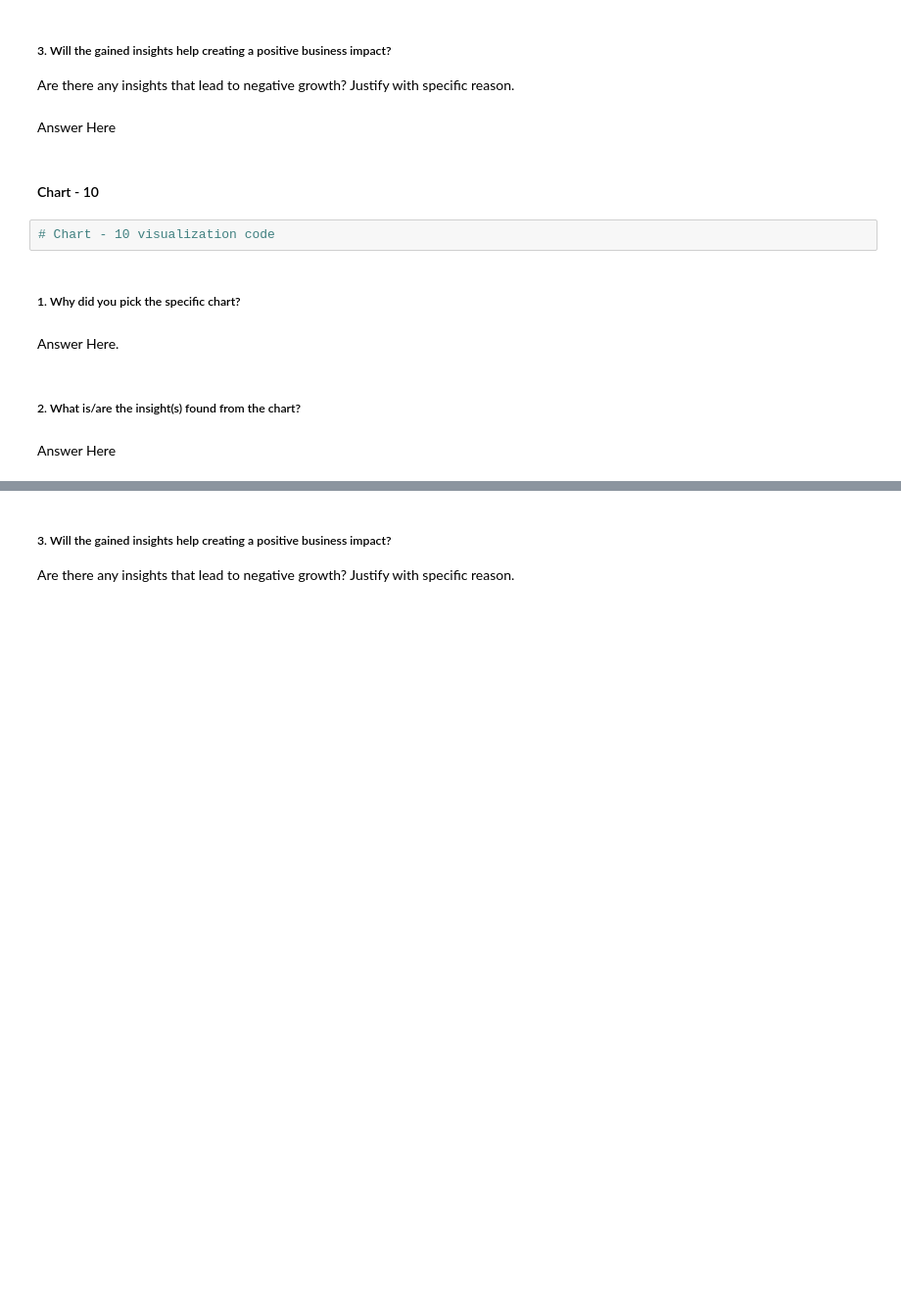
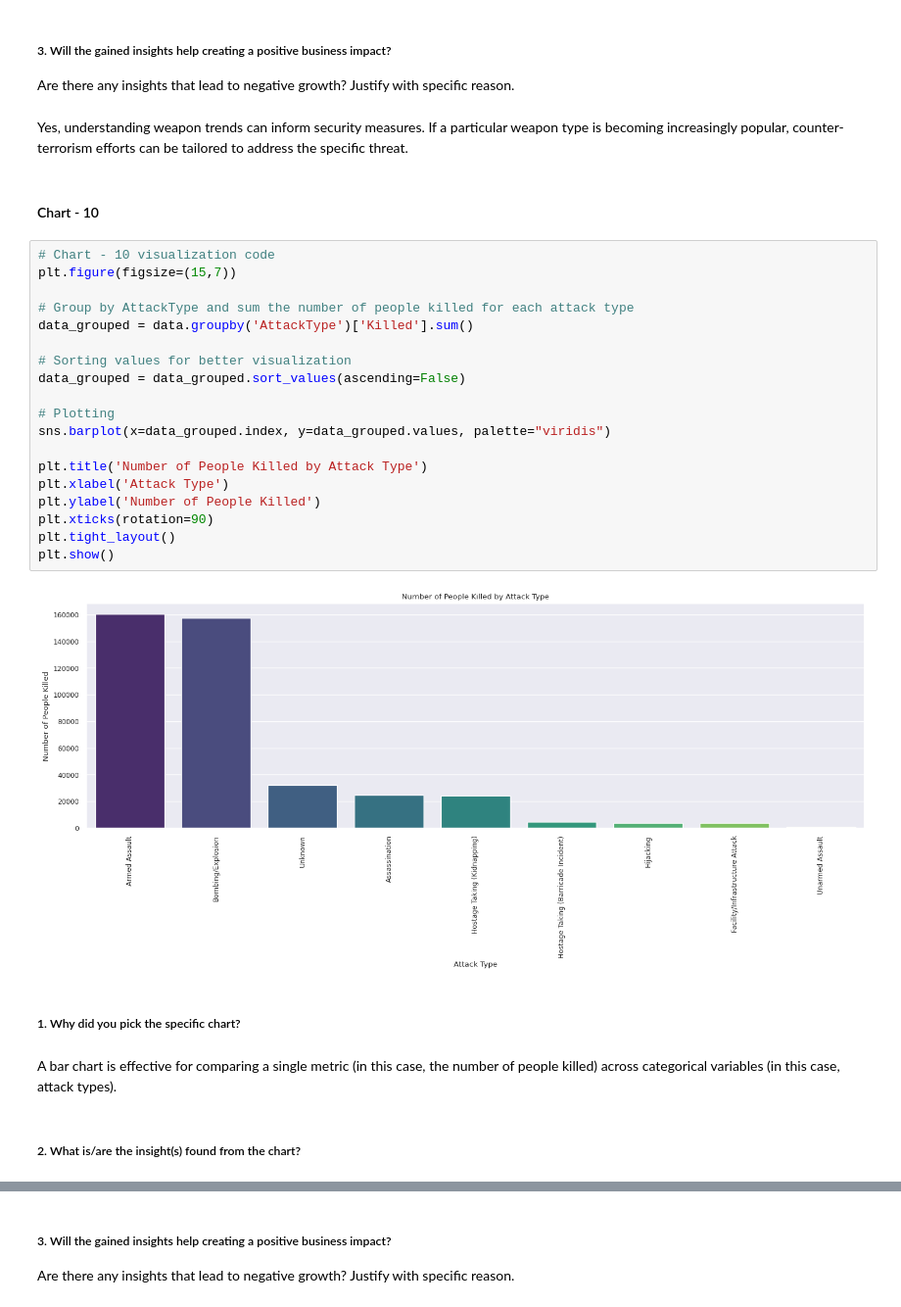
Before and after one commit to Shubham231-code/EDA-Global-Terrorism-Dataset, a Jupyter notebook: Global_Terrorism_Dataset_EDA_Submissio.ipynb, the cells around one changed output, grey strips where cells are left out. Shown at 98% size. Cells and saved outputs as stored; diff of their text form; blank space fills up the shorter version.

```diff
--- a/Global_Terrorism_Dataset_EDA_Submissio.ipynb
+++ b/Global_Terrorism_Dataset_EDA_Submissio.ipynb
@@ -567,17 +597,34 @@ Answer Here
 # %% [markdown]
 ##### 3. Will the gained insights help creating a positive business impact?
 Are there any insights that lead to negative growth? Justify with specific reason.
-# %% [markdown]
-Answer Here
+# %% [markdown]
+Yes, understanding weapon trends can inform security measures. If a particular weapon type is becoming increasingly popular, counter-terrorism efforts can be tailored to address the specific threat.
 # %% [markdown]
 #### Chart - 10
-# %%
-# Chart - 10 visualization code
+# %%
+# Chart - 10 visualization code
+plt.figure(figsize=(15,7))
+
+# Group by AttackType and sum the number of people killed for each attack type
+data_grouped = data.groupby('AttackType')['Killed'].sum()
+
+# Sorting values for better visualization
+data_grouped = data_grouped.sort_values(ascending=False)
+
+# Plotting
+sns.barplot(x=data_grouped.index, y=data_grouped.values, palette="viridis")
+
+plt.title('Number of People Killed by Attack Type')
+plt.xlabel('Attack Type')
+plt.ylabel('Number of People Killed')
+plt.xticks(rotation=90)
+plt.tight_layout()
+plt.show()
+# %% [output]
+[figure, added]
 # %% [markdown]
 ##### 1. Why did you pick the specific chart?
-# %% [markdown]
-Answer Here.
+# %% [markdown]
+A bar chart is effective for comparing a single metric (in this case, the number of people killed) across categorical variables (in this case, attack types).
 # %% [markdown]
 ##### 2. What is/are the insight(s) found from the chart?
-# %% [markdown]
-Answer Here
```
Also changed, not shown: parts of 27 cells of this notebook.
